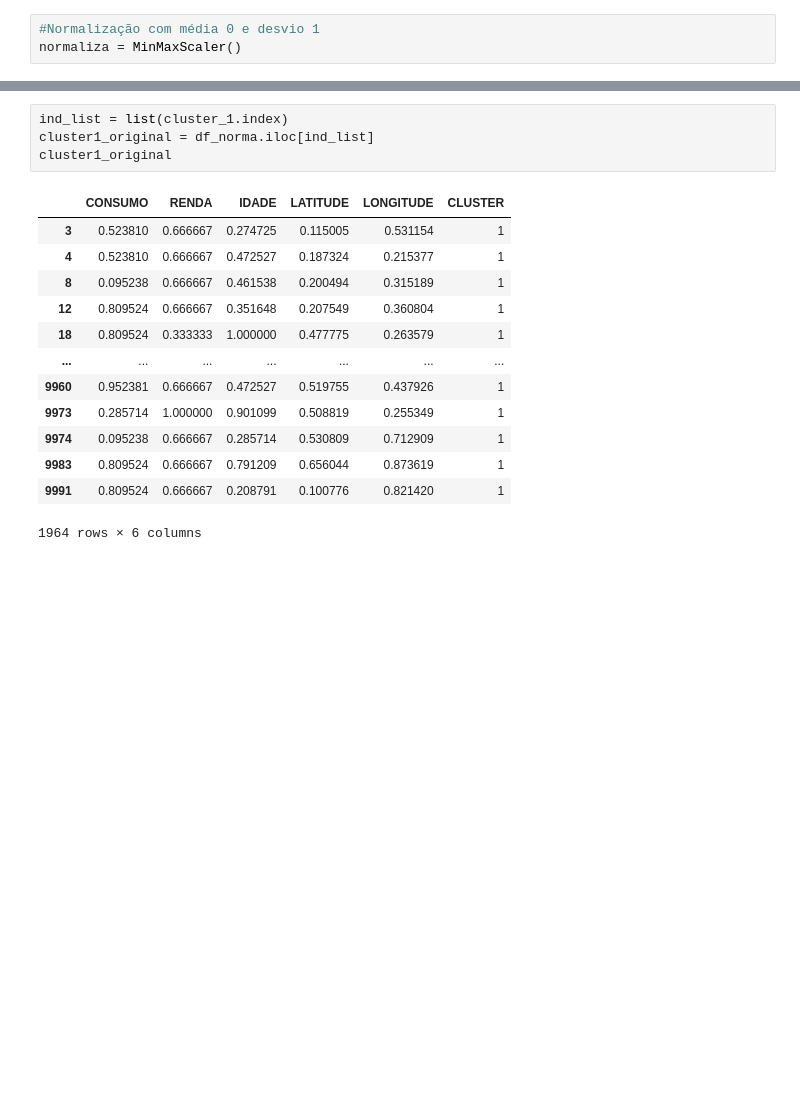
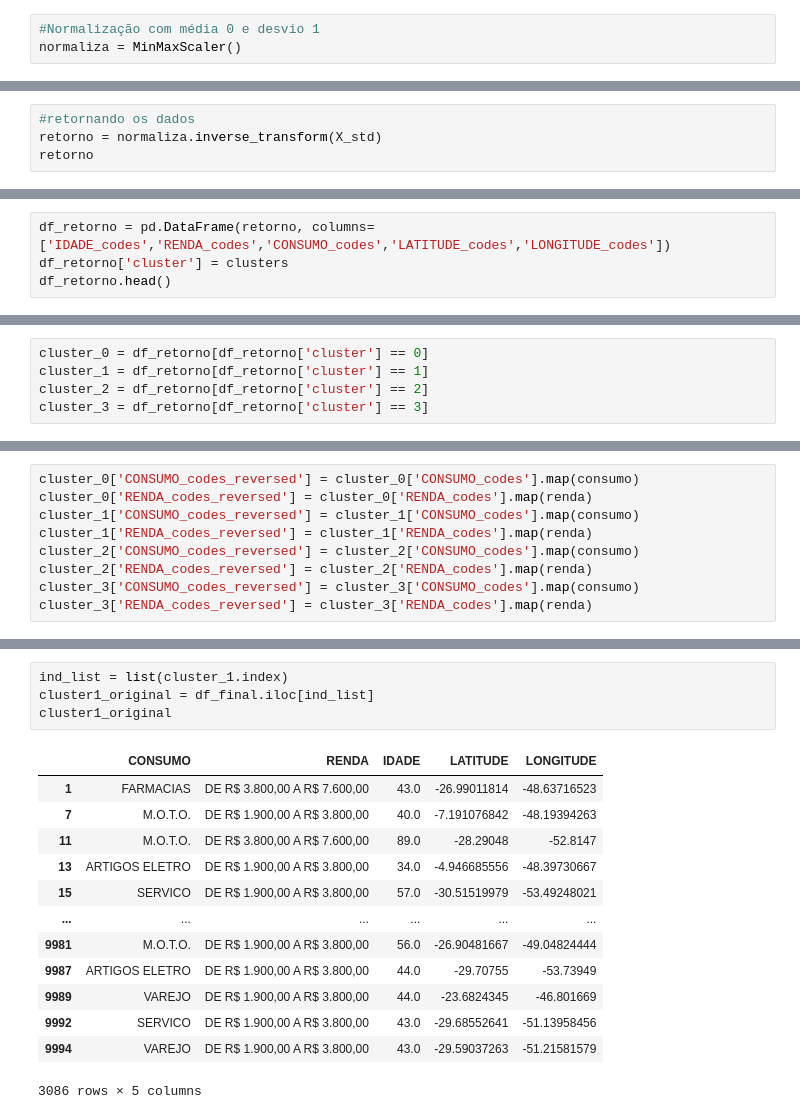
Before and after one commit to rodrigoqfcosta/API-SPC, a Jupyter notebook: analise_jupyter/spc_estudo_3.ipynb, the cells around one changed output, grey strips where cells are left out. Saved outputs shown, nothing was run; the diff lists cells and outputs as text; blank space fills up the shorter version.

```diff
--- a/analise_jupyter/spc_estudo_3.ipynb
+++ b/analise_jupyter/spc_estudo_3.ipynb
@@ -125,0 +230,4 @@ array([[0.73557407, 0.10717906, 0.36052584, 0.31406762, 0.44303935],
+# %%
+#retornando os dados
+retorno = normaliza.inverse_transform(X_std)
+retorno
@@ -125,0 +242,4 @@ array([[0.73557407, 0.10717906, 0.36052584, 0.31406762, 0.44303935],
+# %%
+df_retorno = pd.DataFrame(retorno, columns=['IDADE_codes','RENDA_codes','CONSUMO_codes','LATITUDE_codes','LONGITUDE_codes'])
+df_retorno['cluster'] = clusters
+df_retorno.head()
@@ -125,0 +255,5 @@ array([[0.73557407, 0.10717906, 0.36052584, 0.31406762, 0.44303935],
+# %%
+cluster_0 = df_retorno[df_retorno['cluster'] == 0]
+cluster_1 = df_retorno[df_retorno['cluster'] == 1]
+cluster_2 = df_retorno[df_retorno['cluster'] == 2]
+cluster_3 = df_retorno[df_retorno['cluster'] == 3]
@@ -125,0 +277,9 @@ array([[0.73557407, 0.10717906, 0.36052584, 0.31406762, 0.44303935],
+# %%
+cluster_0['CONSUMO_codes_reversed'] = cluster_0['CONSUMO_codes'].map(consumo)
+cluster_0['RENDA_codes_reversed'] = cluster_0['RENDA_codes'].map(renda)
+cluster_1['CONSUMO_codes_reversed'] = cluster_1['CONSUMO_codes'].map(consumo)
+cluster_1['RENDA_codes_reversed'] = cluster_1['RENDA_codes'].map(renda)
+cluster_2['CONSUMO_codes_reversed'] = cluster_2['CONSUMO_codes'].map(consumo)
+cluster_2['RENDA_codes_reversed'] = cluster_2['RENDA_codes'].map(renda)
+cluster_3['CONSUMO_codes_reversed'] = cluster_3['CONSUMO_codes'].map(consumo)
+cluster_3['RENDA_codes_reversed'] = cluster_3['RENDA_codes'].map(renda)
@@ -126,18 +481,18 @@ array([[0.73557407, 0.10717906, 0.36052584, 0.31406762, 0.44303935],
 # %%
 ind_list = list(cluster_1.index)
-cluster1_original = df_norma.iloc[ind_list]
+cluster1_original = df_final.iloc[ind_list]
 cluster1_original
 # %% [output]
-|  | CONSUMO | RENDA | IDADE | LATITUDE | LONGITUDE | CLUSTER |
-| 3 | 0.523810 | 0.666667 | 0.274725 | 0.115005 | 0.531154 | 1 |
-| 4 | 0.523810 | 0.666667 | 0.472527 | 0.187324 | 0.215377 | 1 |
-| 8 | 0.095238 | 0.666667 | 0.461538 | 0.200494 | 0.315189 | 1 |
-| 12 | 0.809524 | 0.666667 | 0.351648 | 0.207549 | 0.360804 | 1 |
-| 18 | 0.809524 | 0.333333 | 1.000000 | 0.477775 | 0.263579 | 1 |
-| ... | ... | ... | ... | ... | ... | ... |
-| 9960 | 0.952381 | 0.666667 | 0.472527 | 0.519755 | 0.437926 | 1 |
-| 9973 | 0.285714 | 1.000000 | 0.901099 | 0.508819 | 0.255349 | 1 |
-| 9974 | 0.095238 | 0.666667 | 0.285714 | 0.530809 | 0.712909 | 1 |
-| 9983 | 0.809524 | 0.666667 | 0.791209 | 0.656044 | 0.873619 | 1 |
-| 9991 | 0.809524 | 0.666667 | 0.208791 | 0.100776 | 0.821420 | 1 |
+|  | CONSUMO | RENDA | IDADE | LATITUDE | LONGITUDE |
+| 1 | FARMACIAS | DE R$ 3.800,00 A R$ 7.600,00 | 43.0 | -26.99011814 | -48.63716523 |
+| 7 | M.O.T.O. | DE R$ 1.900,00 A R$ 3.800,00 | 40.0 | -7.191076842 | -48.19394263 |
+| 11 | M.O.T.O. | DE R$ 3.800,00 A R$ 7.600,00 | 89.0 | -28.29048 | -52.8147 |
+| 13 | ARTIGOS ELETRO | DE R$ 1.900,00 A R$ 3.800,00 | 34.0 | -4.946685556 | -48.39730667 |
+| 15 | SERVICO | DE R$ 1.900,00 A R$ 3.800,00 | 57.0 | -30.51519979 | -53.49248021 |
+| ... | ... | ... | ... | ... | ... |
+| 9981 | M.O.T.O. | DE R$ 1.900,00 A R$ 3.800,00 | 56.0 | -26.90481667 | -49.04824444 |
+| 9987 | ARTIGOS ELETRO | DE R$ 1.900,00 A R$ 3.800,00 | 44.0 | -29.70755 | -53.73949 |
+| 9989 | VAREJO | DE R$ 1.900,00 A R$ 3.800,00 | 44.0 | -23.6824345 | -46.801669 |
+| 9992 | SERVICO | DE R$ 1.900,00 A R$ 3.800,00 | 43.0 | -29.68552641 | -51.13958456 |
+| 9994 | VAREJO | DE R$ 1.900,00 A R$ 3.800,00 | 43.0 | -29.59037263 | -51.21581579 |
-1964 rows × 6 columns
+3086 rows × 5 columns
```
Also changed, not shown: parts of 58 cells of this notebook, 6 other files.
